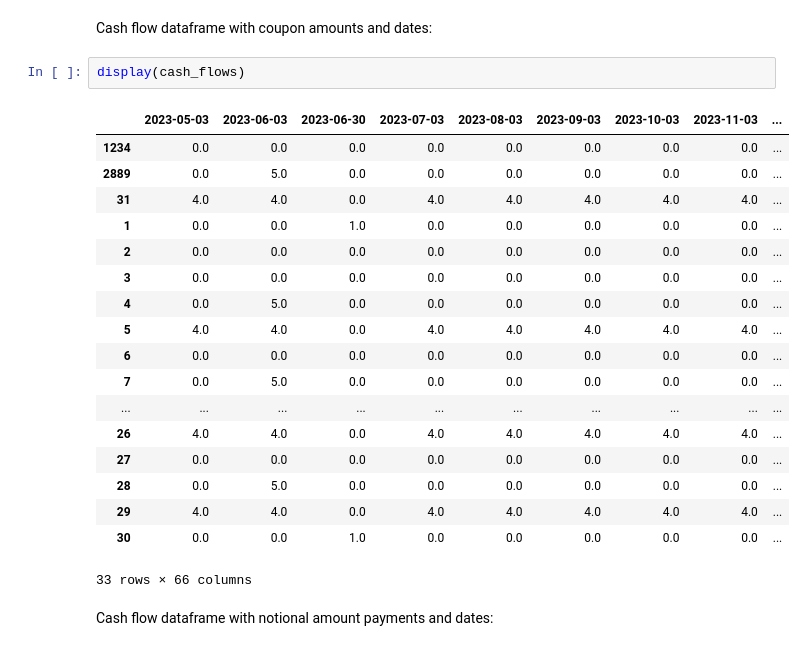
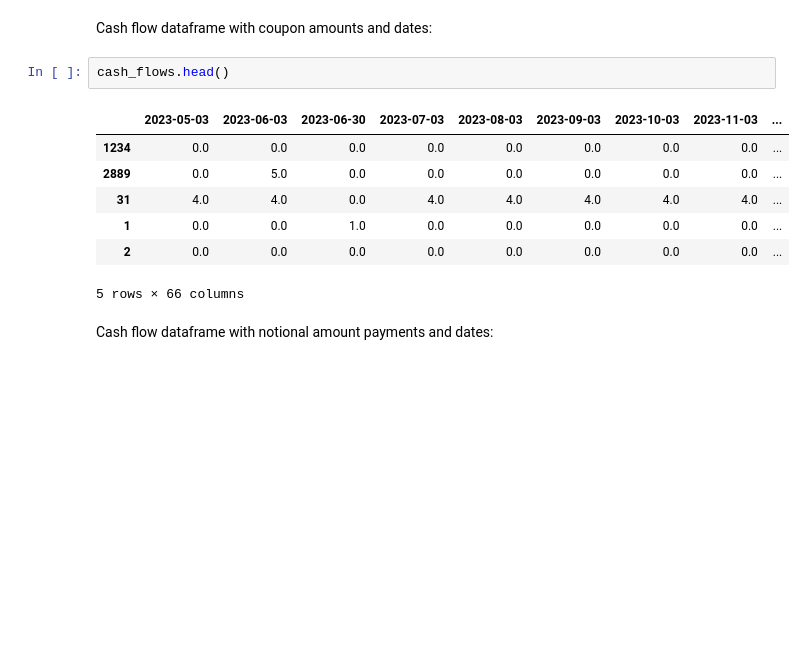
Before and after one commit to open-source-modelling/Open_Source_Economic_Model, a Jupyter notebook: notebooks/prototypes/bond_pricing.ipynb, the cells around one changed output. Saved outputs shown, nothing was run; the diff lists cells and outputs as text; blank space fills up the shorter version.

```diff
--- a/notebooks/prototypes/bond_pricing.ipynb
+++ b/notebooks/prototypes/bond_pricing.ipynb
@@ -241,26 +284,15 @@ notional_cash_flows = create_cashflow_dataframe(terminal_flows, unique_terminal_
 # %% [markdown]
 Cash flow dataframe with coupon amounts and dates:
 # %%
-display(cash_flows)
+cash_flows.head()
 # %% [output]
 |  | 2023-05-03 | 2023-06-03 | 2023-06-30 | 2023-07-03 | 2023-08-03 | 2023-09-03 | 2023-10-03 | 2023-11-03 | ... |
 | 1234 | 0.0 | 0.0 | 0.0 | 0.0 | 0.0 | 0.0 | 0.0 | 0.0 | ... |
 | 2889 | 0.0 | 5.0 | 0.0 | 0.0 | 0.0 | 0.0 | 0.0 | 0.0 | ... |
 | 31 | 4.0 | 4.0 | 0.0 | 4.0 | 4.0 | 4.0 | 4.0 | 4.0 | ... |
 | 1 | 0.0 | 0.0 | 1.0 | 0.0 | 0.0 | 0.0 | 0.0 | 0.0 | ... |
 | 2 | 0.0 | 0.0 | 0.0 | 0.0 | 0.0 | 0.0 | 0.0 | 0.0 | ... |
-| 3 | 0.0 | 0.0 | 0.0 | 0.0 | 0.0 | 0.0 | 0.0 | 0.0 | ... |
-| 4 | 0.0 | 5.0 | 0.0 | 0.0 | 0.0 | 0.0 | 0.0 | 0.0 | ... |
-| 5 | 4.0 | 4.0 | 0.0 | 4.0 | 4.0 | 4.0 | 4.0 | 4.0 | ... |
-| 6 | 0.0 | 0.0 | 0.0 | 0.0 | 0.0 | 0.0 | 0.0 | 0.0 | ... |
-| 7 | 0.0 | 5.0 | 0.0 | 0.0 | 0.0 | 0.0 | 0.0 | 0.0 | ... |
-| ... | ... | ... | ... | ... | ... | ... | ... | ... | ... |
-| 26 | 4.0 | 4.0 | 0.0 | 4.0 | 4.0 | 4.0 | 4.0 | 4.0 | ... |
-| 27 | 0.0 | 0.0 | 0.0 | 0.0 | 0.0 | 0.0 | 0.0 | 0.0 | ... |
-| 28 | 0.0 | 5.0 | 0.0 | 0.0 | 0.0 | 0.0 | 0.0 | 0.0 | ... |
-| 29 | 4.0 | 4.0 | 0.0 | 4.0 | 4.0 | 4.0 | 4.0 | 4.0 | ... |
-| 30 | 0.0 | 0.0 | 1.0 | 0.0 | 0.0 | 0.0 | 0.0 | 0.0 | ... |
-33 rows × 66 columns
+5 rows × 66 columns
 # %% [markdown]
 Cash flow dataframe with notional amount payments and dates:
 # %%
```
Also changed, not shown: parts of 48 cells of this notebook, 7 other files.
